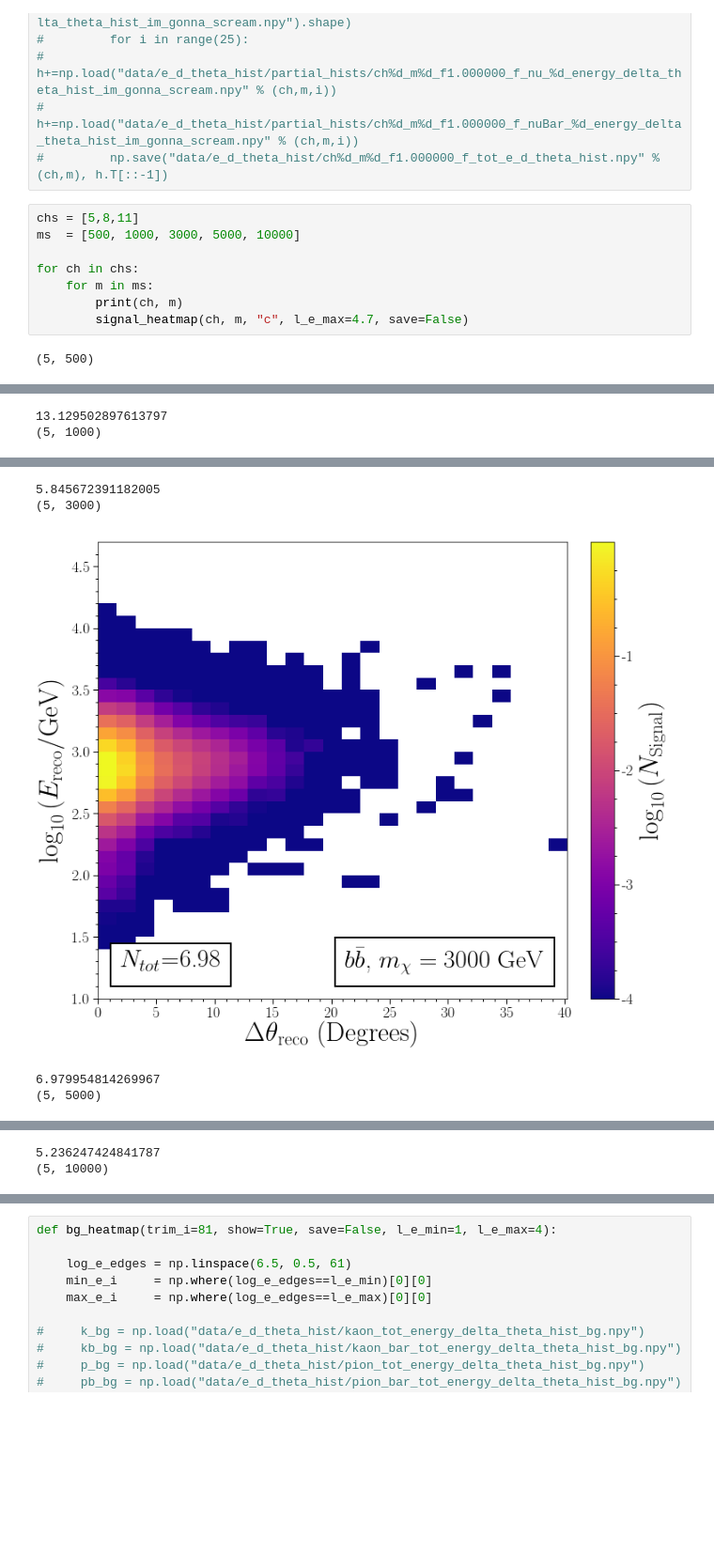
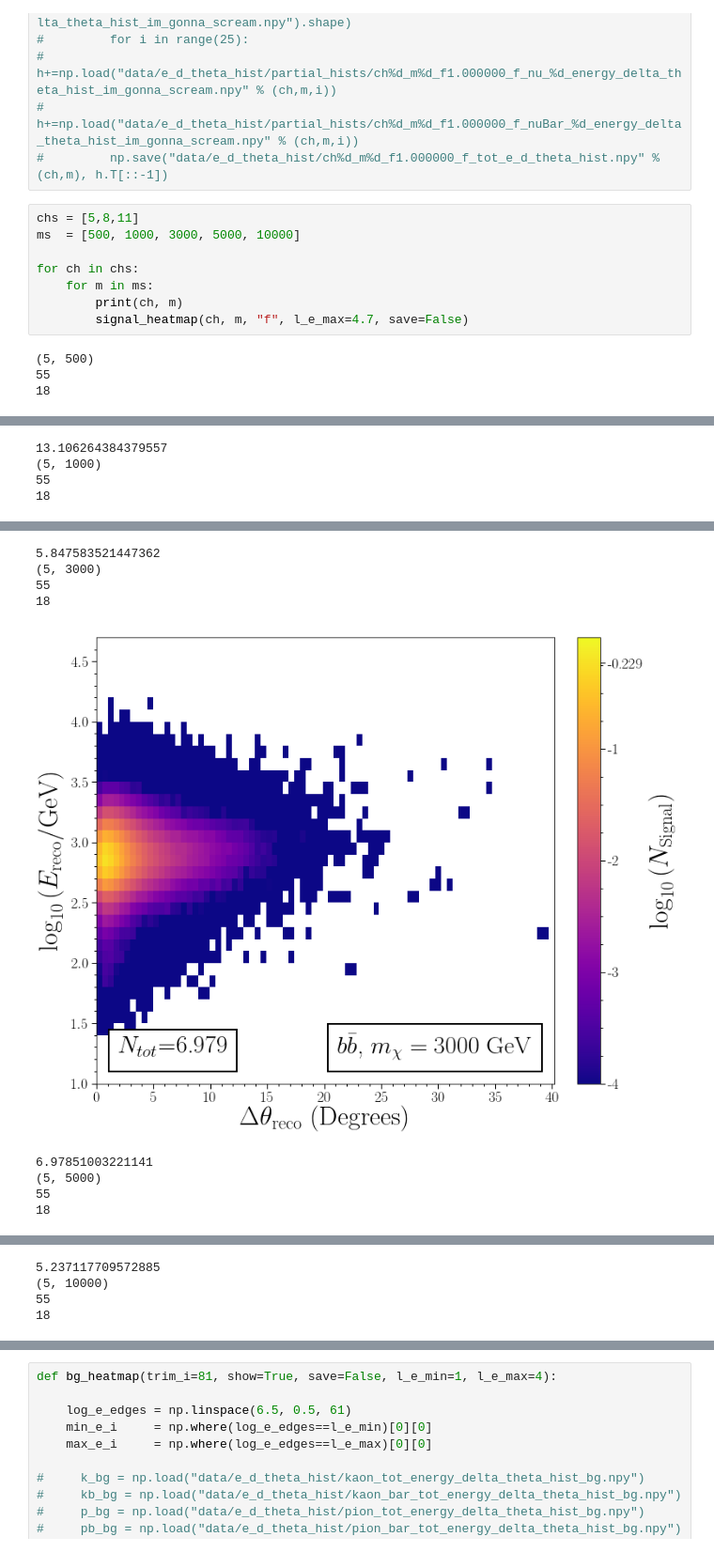
Before and after one commit to jlazar17/solar_WIMP, a Jupyter notebook: delta_theta_plots.ipynb, the cells around one changed output, grey strips where cells are left out. Shown at 94% size. Saved outputs shown, nothing was run; the diff lists cells and outputs as text; blank space fills up the shorter version.

```diff
--- a/delta_theta_plots.ipynb
+++ b/delta_theta_plots.ipynb
@@ -723,6 +725,8 @@ ms  = [500, 1000, 3000, 5000, 10000]
 for ch in chs:
     for m in ms:
         print(ch, m)
-        signal_heatmap(ch, m, "c", l_e_max=4.7, save=False)
+        signal_heatmap(ch, m, "f", l_e_max=4.7, save=False)
 # %% [output]
 (5, 500)
+55
+18
@@ -730,2 +734,4 @@ for ch in chs:
-13.129502897613797
+13.106264384379557
 (5, 1000)
+55
+18
@@ -733,5 +739,9 @@ for ch in chs:
-5.845672391182005
+5.847583521447362
 (5, 3000)
+55
+18
-[figure, old version]
+[figure, new version]
-6.979954814269967
+6.97851003221141
 (5, 5000)
+55
+18
@@ -739,2 +749,4 @@ for ch in chs:
-5.236247424841787
+5.237117709572885
 (5, 10000)
+55
+18
```
Also changed, not shown: parts of 3 cells of this notebook, 10 other files.
